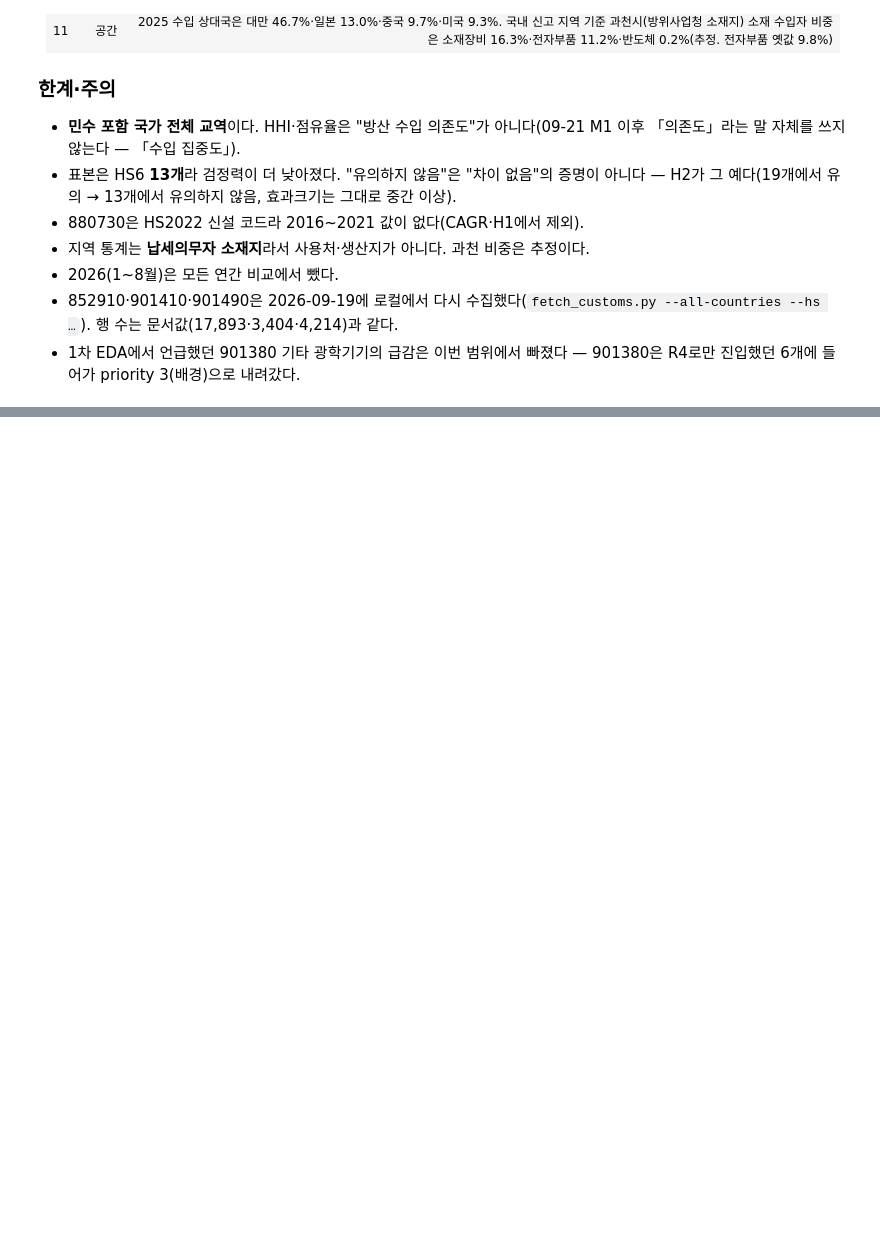
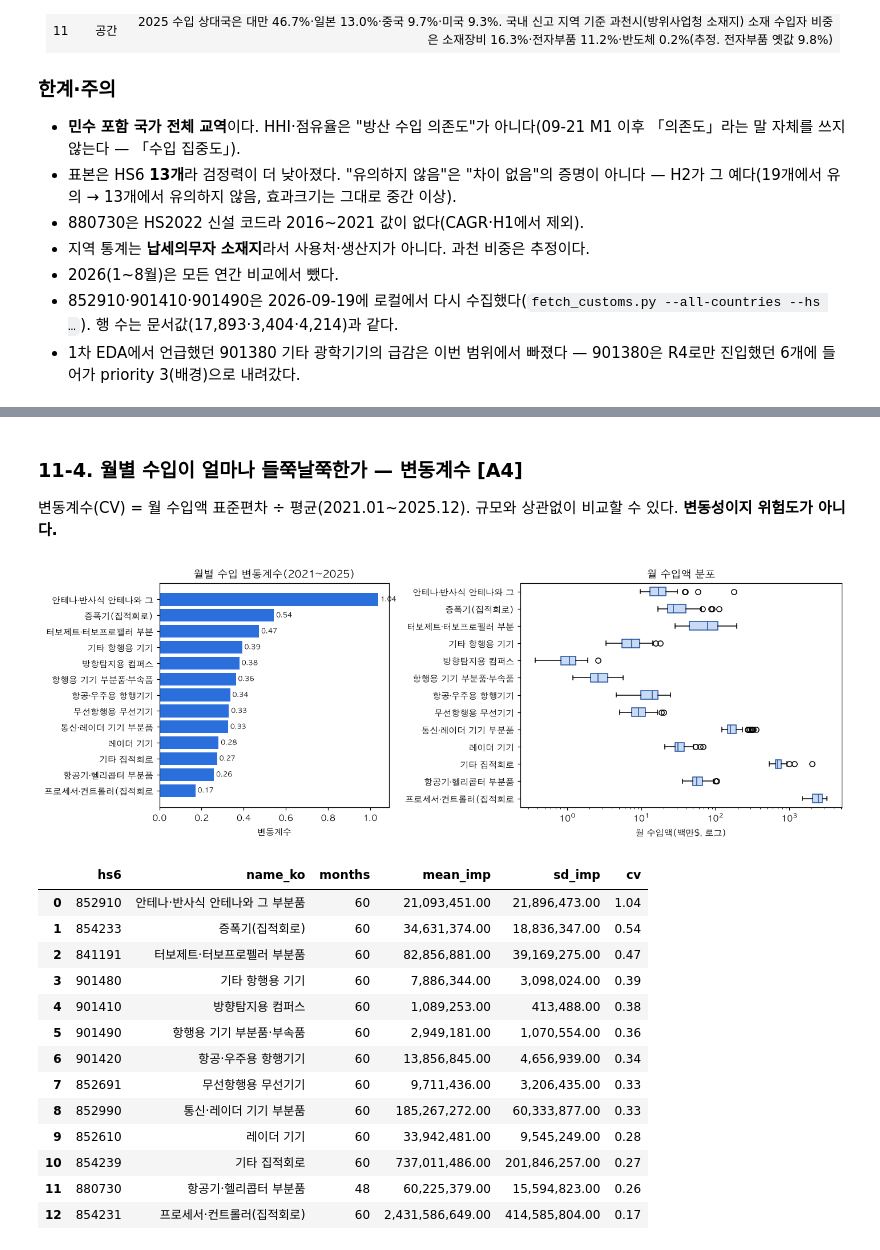
Before and after one commit to tchoco313/defense_dashboard, a Jupyter notebook: notebooks/eda_customs.ipynb, the cells around one changed output, grey strips where cells are left out. Saved outputs shown, nothing was run; the diff lists cells and outputs as text; code cells hidden in the pictures; blank space fills up the shorter version.

```diff
--- a/notebooks/eda_customs.ipynb
+++ b/notebooks/eda_customs.ipynb
@@ -556,0 +710,35 @@ corr_ts.style.format({"Pearson r": "{:+.3f}", "Pearson p": "{:.4g}", "Spearman
+# %% [markdown]
+### 11-4. 월별 수입이 얼마나 들쭉날쭉한가 — 변동계수 [A4]
+
+변동계수(CV) = 월 수입액 표준편차 ÷ 평균(2021.01~2025.12). 규모와 상관없이 비교할 수 있다. **변동성이지 위험도가 아니다.**
+# %%
+a4 = q("A4").sort_values("cv")
+fig, ax = plt.subplots(1, 2, figsize=(13, 4.6), gridspec_kw={"width_ratios": [1, 1.4]})
+ax[0].barh(a4.name_ko.str.slice(0, 14), a4.cv, color=BLUE2)
+for i, v in enumerate(a4.cv): ax[0].text(v + 0.01, i, f"{v:.2f}", va="center", fontsize=8)
+ax[0].set(xlabel="변동계수", title="월별 수입 변동계수(2021~2025)")
+with conn.cursor() as cur:
+    cur.execute("""SELECT f.hs6, f.yyyymm, SUM(f.imp_dlr) imp FROM fact_customs_monthly f JOIN ref_hs_whitelist w ON w.hs6=f.hs6
+                   WHERE w.priority IN (1,2) AND f.year BETWEEN 2021 AND 2025 GROUP BY f.hs6, f.yyyymm""")
+    mon = pd.DataFrame(cur.fetchall(), columns=["hs6", "yyyymm", "imp"]).astype({"imp": float})
+ax[1].boxplot([mon[mon.hs6 == h].imp / 1e6 for h in a4.hs6], vert=False, tick_labels=a4.name_ko.str.slice(0, 14), patch_artist=True,
+              boxprops=dict(facecolor=BLUE4, color=BLUE), medianprops=dict(color=BLUE))
+ax[1].set(xscale="log", xlabel="월 수입액(백만$, 로그)", title="월 수입액 분포")
+plt.tight_layout(); plt.show()
+a4.sort_values("cv", ascending=False)
+# %% [output]
+[figure, added]
+|  | hs6 | name_ko | months | mean_imp | sd_imp | cv |
+| 0 | 852910 | 안테나·반사식 안테나와 그 부분품 | 60 | 21,093,451.00 | 21,896,473.00 | 1.04 |
+| 1 | 854233 | 증폭기(집적회로) | 60 | 34,631,374.00 | 18,836,347.00 | 0.54 |
+| 2 | 841191 | 터보제트·터보프로펠러 부분품 | 60 | 82,856,881.00 | 39,169,275.00 | 0.47 |
+| 3 | 901480 | 기타 항행용 기기 | 60 | 7,886,344.00 | 3,098,024.00 | 0.39 |
+| 4 | 901410 | 방향탐지용 컴퍼스 | 60 | 1,089,253.00 | 413,488.00 | 0.38 |
+| 5 | 901490 | 항행용 기기 부분품·부속품 | 60 | 2,949,181.00 | 1,070,554.00 | 0.36 |
+| 6 | 901420 | 항공·우주용 항행기기 | 60 | 13,856,845.00 | 4,656,939.00 | 0.34 |
+| 7 | 852691 | 무선항행용 무선기기 | 60 | 9,711,436.00 | 3,206,435.00 | 0.33 |
+| 8 | 852990 | 통신·레이더 기기 부분품 | 60 | 185,267,272.00 | 60,333,877.00 | 0.33 |
+| 9 | 852610 | 레이더 기기 | 60 | 33,942,481.00 | 9,545,249.00 | 0.28 |
+| 10 | 854239 | 기타 집적회로 | 60 | 737,011,486.00 | 201,846,257.00 | 0.27 |
+| 11 | 880730 | 항공기·헬리콥터 부분품 | 48 | 60,225,379.00 | 15,594,823.00 | 0.26 |
+| 12 | 854231 | 프로세서·컨트롤러(집적회로) | 60 | 2,431,586,649.00 | 414,585,804.00 | 0.17 |
```
Also changed, not shown: parts of 22 cells of this notebook, 11 other files.
